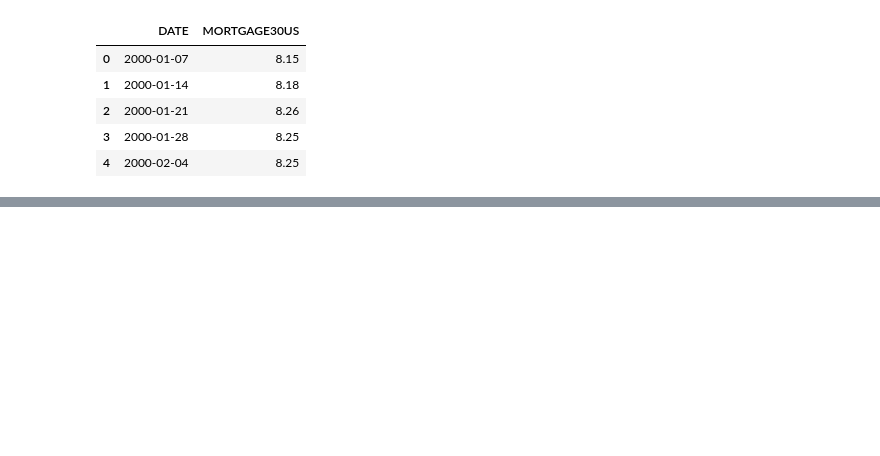
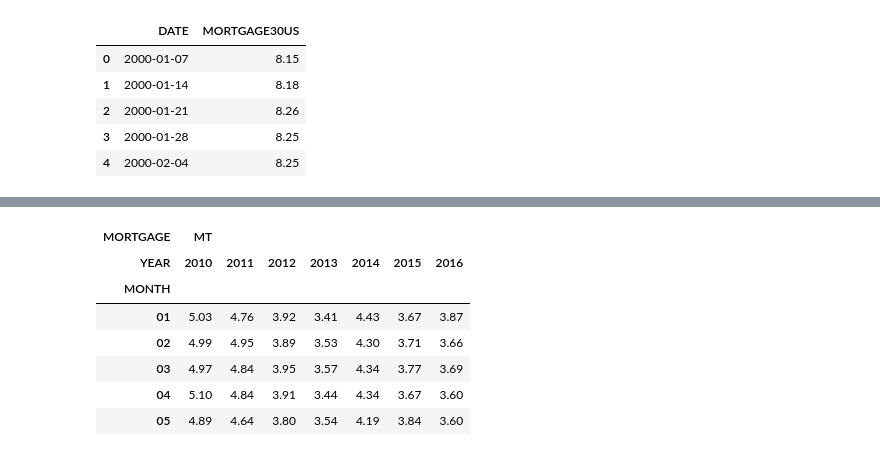
Before and after one commit to swetha4444/Analysing-Factors-affecting-House-Prices-in-the-US, a Jupyter notebook: notebooks/mortage.ipynb, the cells around one changed output, grey strips where cells are left out. Drawn from its saved outputs; the diff is of its cells as text; code cells hidden in the pictures; blank space fills up the shorter version.

```diff
--- a/notebooks/mortage.ipynb
+++ b/notebooks/mortage.ipynb
@@ -154,0 +142,12 @@ plottinga('2016',"Connecticut")
+# %%
+mortgage1=mortgage1.loc[:, (slice(None), slice('2010','2016'))]
+mortgage1.head()
+# %% [output]
+| MORTGAGE | MT |  |  |  |  |  |  |
+| YEAR | 2010 | 2011 | 2012 | 2013 | 2014 | 2015 | 2016 |
+| MONTH |  |  |  |  |  |  |  |
+| 01 | 5.03 | 4.76 | 3.92 | 3.41 | 4.43 | 3.67 | 3.87 |
+| 02 | 4.99 | 4.95 | 3.89 | 3.53 | 4.30 | 3.71 | 3.66 |
+| 03 | 4.97 | 4.84 | 3.95 | 3.57 | 4.34 | 3.77 | 3.69 |
+| 04 | 5.10 | 4.84 | 3.91 | 3.44 | 4.34 | 3.67 | 3.60 |
+| 05 | 4.89 | 4.64 | 3.80 | 3.54 | 4.19 | 3.84 | 3.60 |
```
Also changed, not shown: parts of 15 cells of this notebook.
